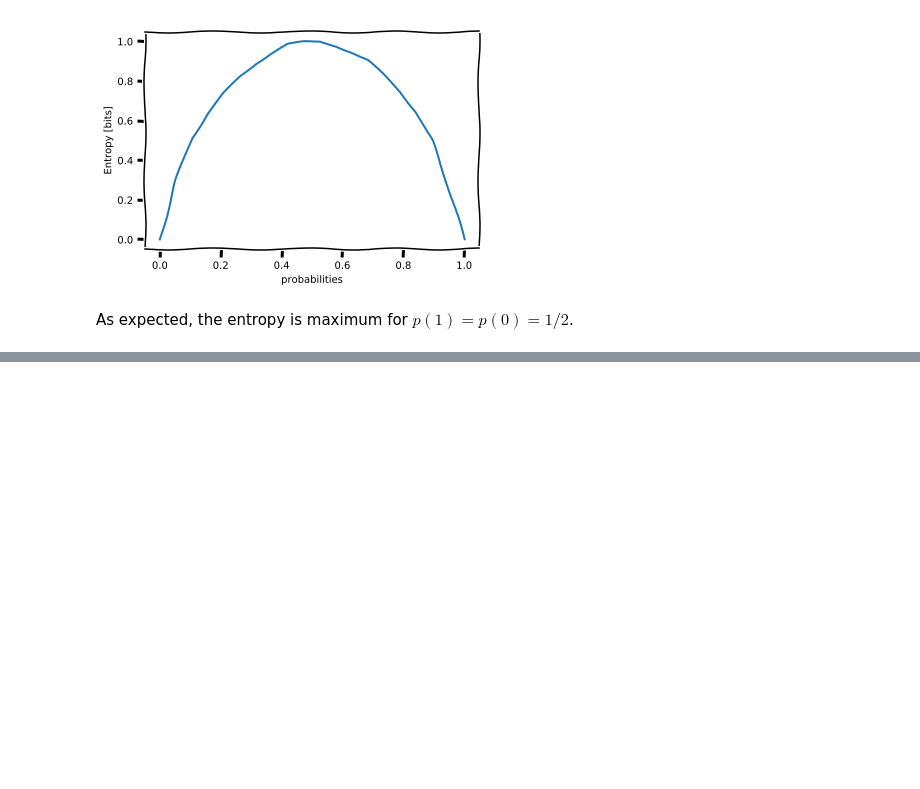
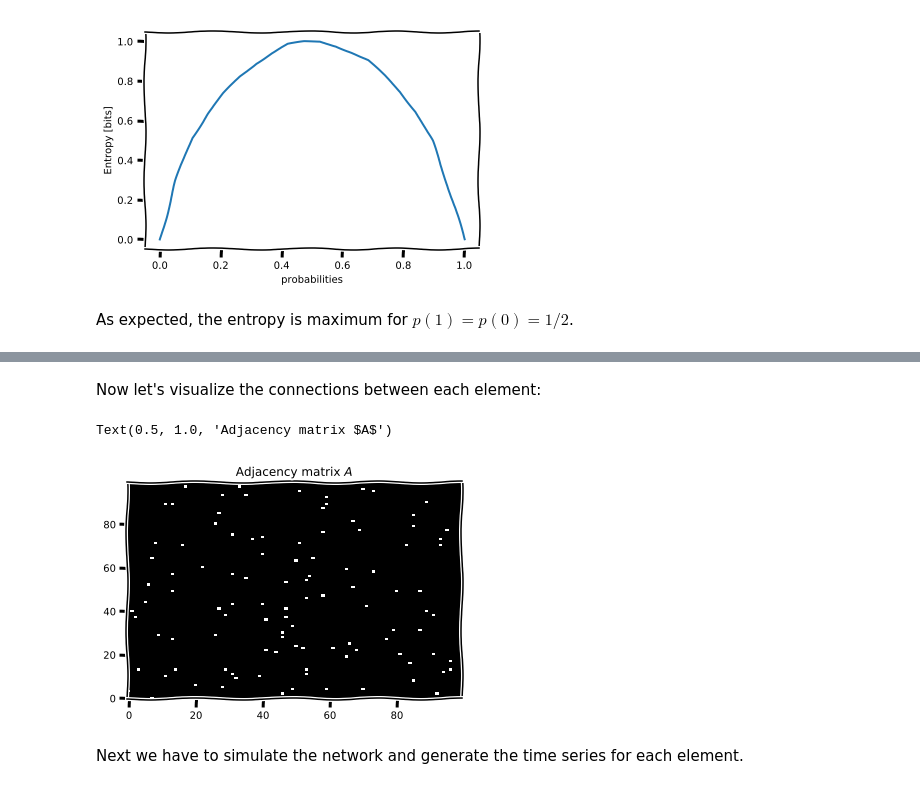
Before and after one commit to ViniciusLima94/PythonInformationTheoryModule, a Jupyter notebook: 1. Measuring information theory quantities for discrete time series.ipynb, the cells around one changed output, grey strips where cells are left out. Cells and saved outputs as stored; diff of their text form; code cells hidden in the pictures; blank space fills up the shorter version.

```diff
--- a/1. Measuring information theory quantities for discrete time series.ipynb
+++ b/1. Measuring information theory quantities for discrete time series.ipynb
@@ -174,0 +226,25 @@ As expected, the entropy is maximum for $p(1) = p(0) = 1/2$.
+# %%
+# Defining network parameters
+N = 100
+p = 0.01
+G = 0.3
+# Integration time
+T  = 5000
+# Initial condition
+Sinit = np.zeros(N)
+# Constant input on all neurons
+InProb  = 0.01
+InProbs = InProb*np.ones([N, T])
+# %%
+# Generating the network
+A = NetworkGenerator(N, p, G)
+# %% [markdown]
+Now let's visualize the connections between each element:
+# %%
+plt.imshow(A, aspect='auto', cmap='gray', origin='lower')
+plt.title(r'Adjacency matrix $A$')
+# %% [output]
+Text(0.5, 1.0, 'Adjacency matrix $A$')
+[figure, added]
+# %% [markdown]
+Next we have to simulate the network and generate the time series for each element.
```
Also changed, not shown: parts of 8 cells of this notebook.
